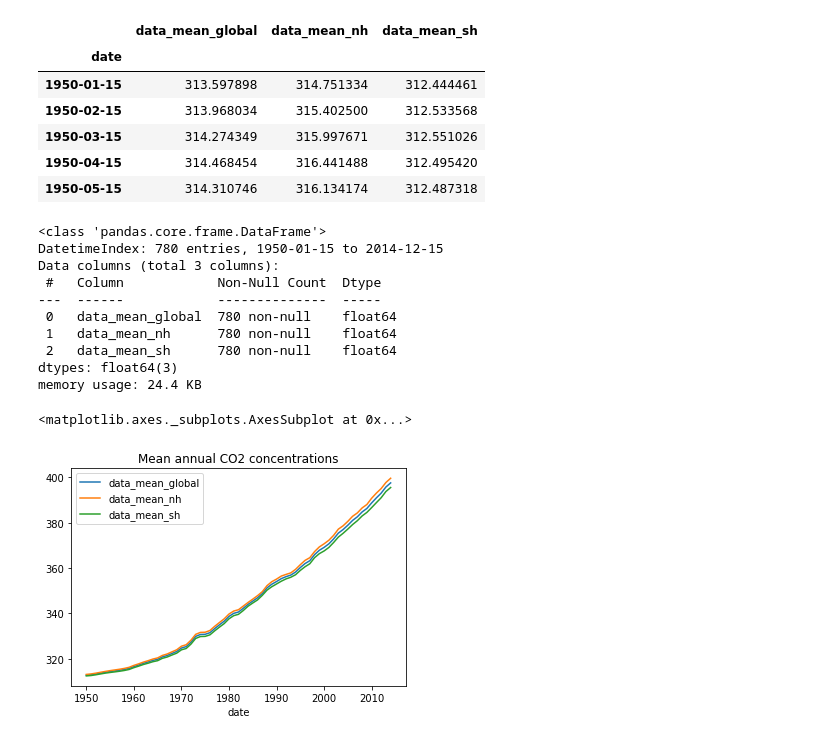
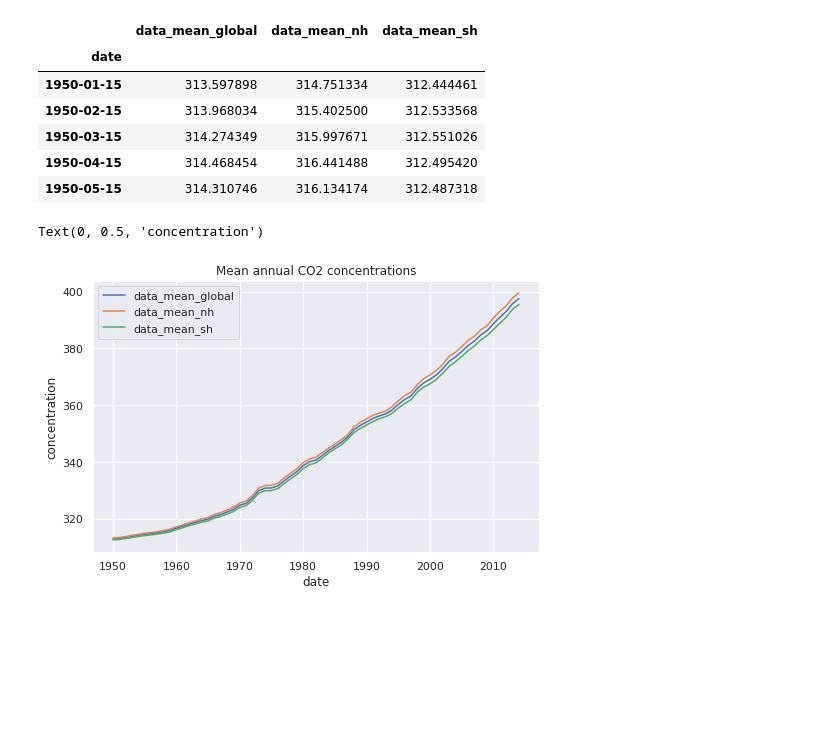
Before and after one commit to Squaess/TimeSeries, a Jupyter notebook: lab1/lab1.ipynb, the cells around one changed output. Cells and saved outputs as stored; diff of their text form; code cells hidden in the pictures; blank space fills up the shorter version.

```diff
--- a/lab1/lab1.ipynb
+++ b/lab1/lab1.ipynb
@@ -13,23 +20,11 @@ df.head()
 | 1950-03-15 | 314.274349 | 315.997671 | 312.551026 |
 | 1950-04-15 | 314.468454 | 316.441488 | 312.495420 |
 | 1950-05-15 | 314.310746 | 316.134174 | 312.487318 |
-# %%
-df.info()
-# %% [output]
-<class 'pandas.core.frame.DataFrame'>
-DatetimeIndex: 780 entries, 1950-01-15 to 2014-12-15
-Data columns (total 3 columns):
- #   Column            Non-Null Count  Dtype
----  ------            --------------  -----
- 0   data_mean_global  780 non-null    float64
- 1   data_mean_nh      780 non-null    float64
- 2   data_mean_sh      780 non-null    float64
-dtypes: float64(3)
-memory usage: 24.4 KB
 # %%
 annual_mean = df.groupby(df.index.year).mean()
 # %%
-annual_mean.plot(title='Mean annual CO2 concentrations')
+dd = annual_mean.plot(title='Mean annual CO2 concentrations', figsize=(8,5))
+dd.set_ylabel("concentration")
 # %% [output]
-<matplotlib.axes._subplots.AxesSubplot at 0x...>
+Text(0, 0.5, 'concentration')
-[figure, old version]
+[figure, new version]
```
Also changed, not shown: parts of 31 cells of this notebook, 12 other files.
